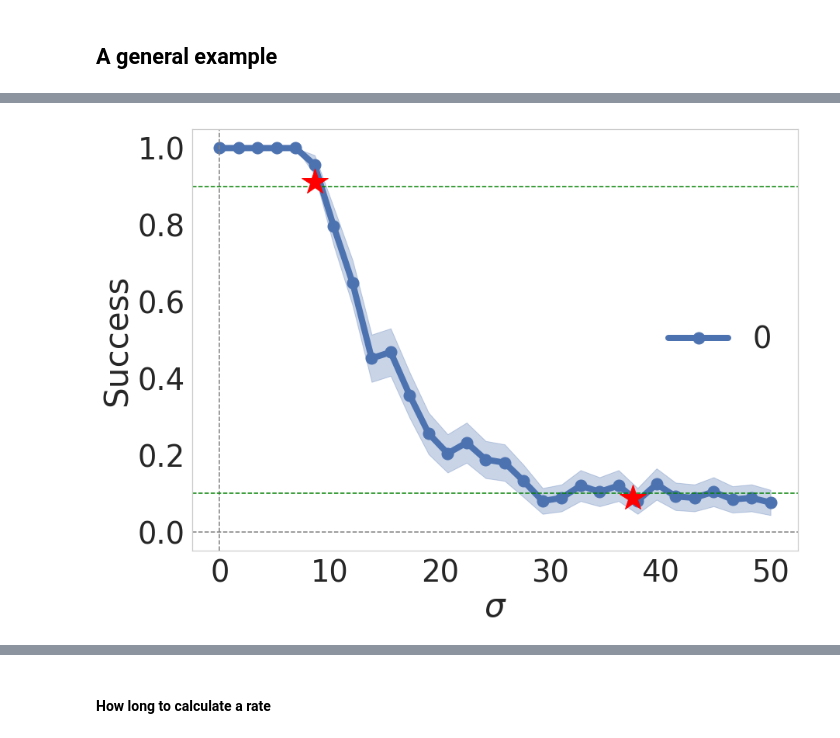
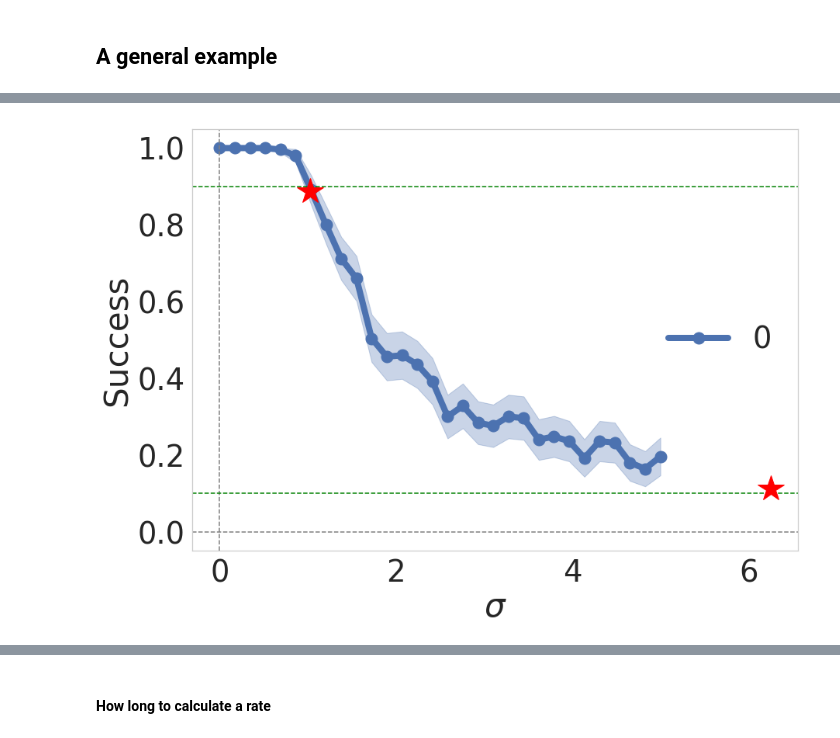
Before and after one commit to h-mayorquin/sequence_learning_paper, a Jupyter notebook: jupyter/2018-09-04(Probability thresholds for training).ipynb, the cells around one changed output, grey strips where cells are left out. Saved outputs shown, nothing was run; the diff lists cells and outputs as text; code cells hidden in the pictures.

Commit message:
Anders symmetric graph

```diff
--- a/jupyter/2018-09-04(Probability thresholds for training).ipynb
+++ b/jupyter/2018-09-04(Probability thresholds for training).ipynb
@@ -48,7 +51,7 @@ colors = sns.color_palette()
 # %%
 def number_of_iterations(start_size, desired_size=0.1):
 
-    iterations = int(np.log(final_size/ start_size) / np.log(0.5)) + 1
+    iterations = int(np.log(desired_size/ start_size) / np.log(0.5)) + 1
 
     return iterations
 # %% [markdown]
@@ -78,8 +82,8 @@ final size 0.390625
 # %%
 n_samples = 1000
 p = 0.8
-start_size = 50.0
-tolerance = 1.0
+start_size = 5.0
+tolerance = 2.0
 
 std = np.sqrt(p * (1 -p) / n_samples)
 final_size = 0.1
@@ -188,7 +192,7 @@ def find_success_rate(manager, n_samples, sigma_out, T_persistence):
 #### Find root
 # %%
 def find_root(manager, p_root, total_length, n_samples, T_persistence, factor=1.0, verbose=False):
-    final_size = 0.1
+    final_size = 0.01
     iterations = number_of_iterations(start_size=total_length, desired_size=final_size)
     left = 0.0
     right = total_length
@@ -437,7 +440,6 @@ epochs = 1
 T_persistence = 0.050
 
 # Manager properties
-dt = 0.001
 values_to_save = ['o']
 
 # Neural Network
@@ -461,7 +463,7 @@ timed_input = manager.run_network_protocol_offline(protocol=protocol)
 
 sigma_number = 30
 n_samples = 250
-sigma_max = 50
+sigma_max = 5
 
 results_dictionary_simple = run_sigma_sweep(sigma_number, n_samples, sigma_max, manager, T_persistence=T_persistence)
 # %% [output]
@@ -470,21 +472,21 @@ Wall time: 2min 28s
 # %%
 ax = plot_mean_success_vs_sigma(results_dictionary_simple, n_samples=n_samples, index=0, label=0, ax=None)
 ax.axhline(0.1, ls='--', color='green')
 ax.axhline(0.9, ls='--', color='green')
 
 p_root = 0.90
-total_length = 50
+total_length = 5.0
 factor = 1.0
 result9, sigma_test9, length = find_root(manager, p_root, total_length, n_samples,
                                        T_persistence=T_persistence, factor=factor, verbose=False)
 ax.plot(sigma_test9, result9, '*', ms=ms + 20, color='red')
 
 p_root = 0.1
 result1, sigma_test1, length = find_root(manager, p_root, total_length, n_samples,
                                        T_persistence=T_persistence, factor=factor, verbose=False)
 ax.plot(sigma_test1, result1, '*', ms=ms + 20, color='red');
 # %% [output]
-[figure, old version]
+[figure, new version]
 # %%
 successes_collection = results_dictionary_simple['success']
 sigma_vector = results_dictionary_simple['sigma_vector']
```
Also changed, not shown: parts of 27 cells of this notebook, 4 other files.
